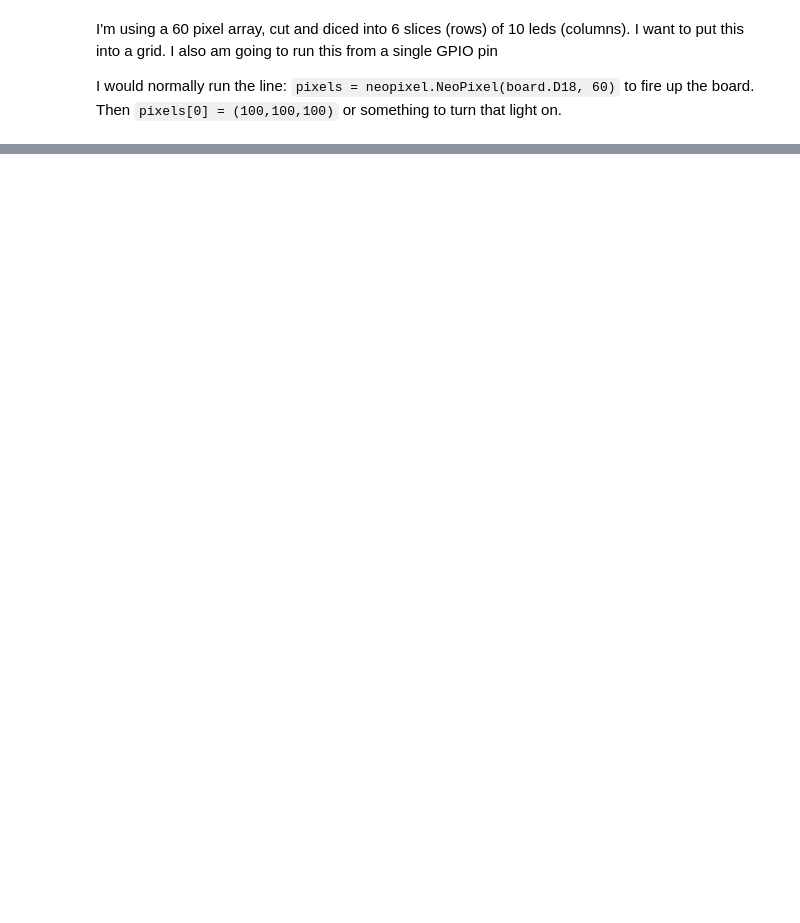
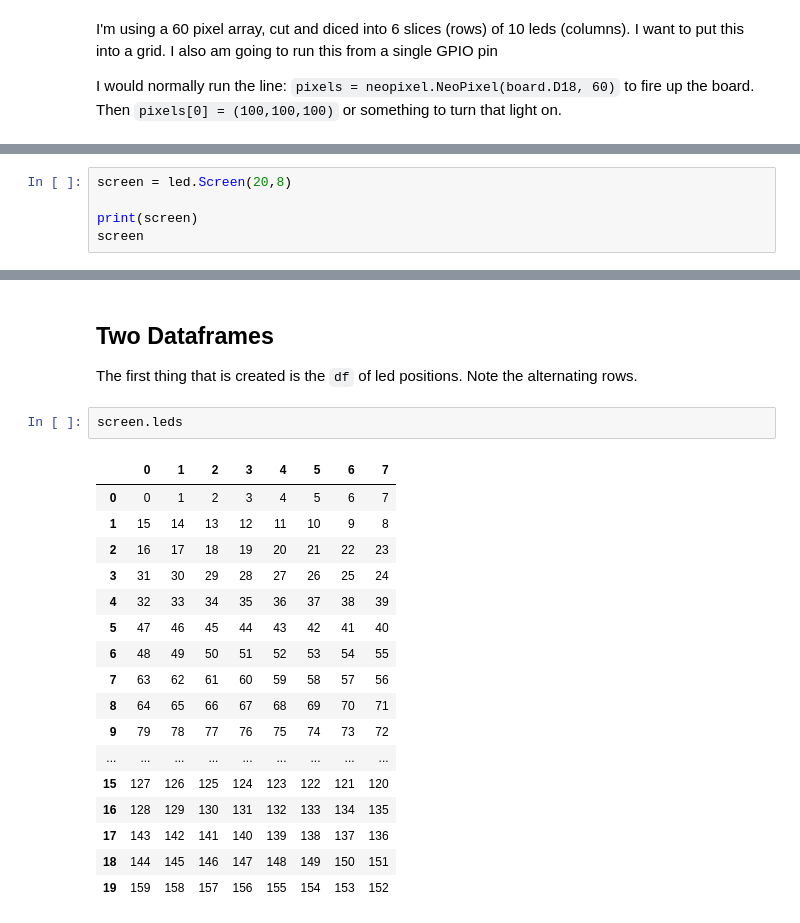
Before and after one commit to BillmanH/raspberrypi, a Jupyter notebook: blinka/Complex NeoPixel Patterns.ipynb, the cells around one changed output, grey strips where cells are left out. Saved outputs shown, nothing was run; the diff lists cells and outputs as text; blank space fills up the shorter version.

```diff
--- a/blinka/Complex NeoPixel Patterns.ipynb
+++ b/blinka/Complex NeoPixel Patterns.ipynb
@@ -134,0 +28,5 @@ ModuleNotFoundError: No module named 'sklearn'
+# %%
+screen = led.Screen(20,8)
+
+print(screen)
+screen
@@ -134,0 +45,24 @@ ModuleNotFoundError: No module named 'sklearn'
+# %% [markdown]
+## Two Dataframes
+
+The first thing that is created is the `df` of led positions. Note the alternating rows.
+# %%
+screen.leds
+# %% [output]
+|  | 0 | 1 | 2 | 3 | 4 | 5 | 6 | 7 |
+| 0 | 0 | 1 | 2 | 3 | 4 | 5 | 6 | 7 |
+| 1 | 15 | 14 | 13 | 12 | 11 | 10 | 9 | 8 |
+| 2 | 16 | 17 | 18 | 19 | 20 | 21 | 22 | 23 |
+| 3 | 31 | 30 | 29 | 28 | 27 | 26 | 25 | 24 |
+| 4 | 32 | 33 | 34 | 35 | 36 | 37 | 38 | 39 |
+| 5 | 47 | 46 | 45 | 44 | 43 | 42 | 41 | 40 |
+| 6 | 48 | 49 | 50 | 51 | 52 | 53 | 54 | 55 |
+| 7 | 63 | 62 | 61 | 60 | 59 | 58 | 57 | 56 |
+| 8 | 64 | 65 | 66 | 67 | 68 | 69 | 70 | 71 |
+| 9 | 79 | 78 | 77 | 76 | 75 | 74 | 73 | 72 |
+| ... | ... | ... | ... | ... | ... | ... | ... | ... |
+| 15 | 127 | 126 | 125 | 124 | 123 | 122 | 121 | 120 |
+| 16 | 128 | 129 | 130 | 131 | 132 | 133 | 134 | 135 |
+| 17 | 143 | 142 | 141 | 140 | 139 | 138 | 137 | 136 |
+| 18 | 144 | 145 | 146 | 147 | 148 | 149 | 150 | 151 |
+| 19 | 159 | 158 | 157 | 156 | 155 | 154 | 153 | 152 |
```
Also changed, not shown: parts of 35 cells of this notebook, 2 other files.
